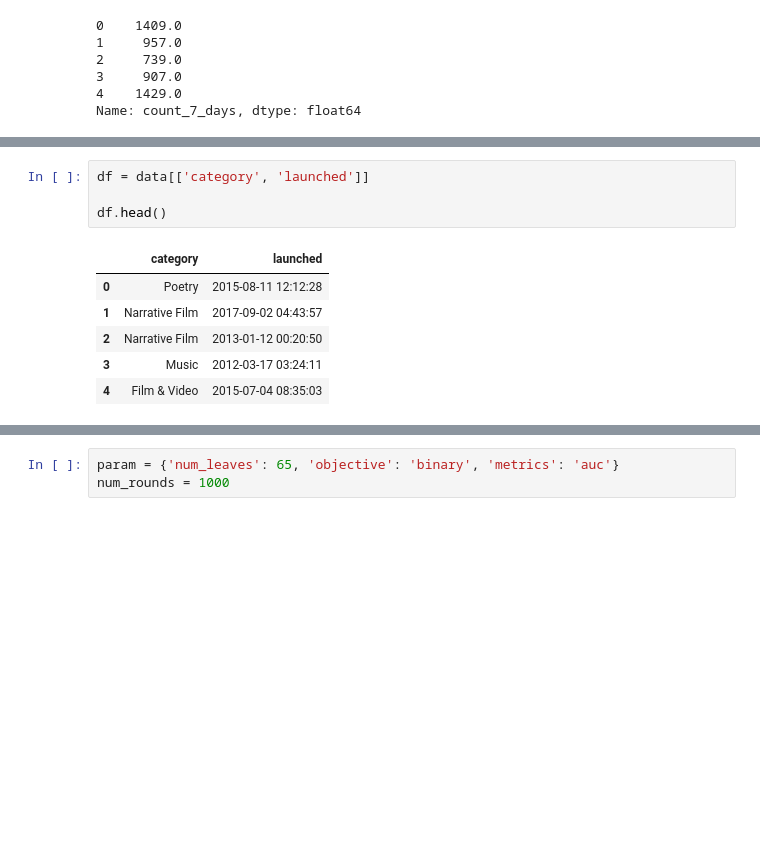
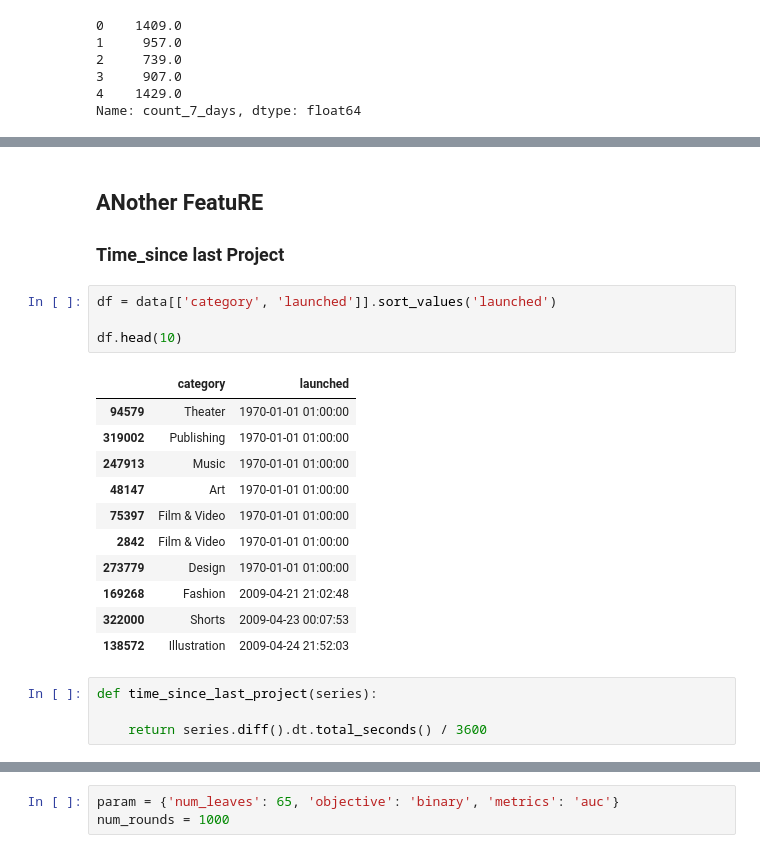
Before and after one commit to georgek2/Category_Encoders, a Jupyter notebook: Refined/count_the_one.ipynb, the cells around one changed output, grey strips where cells are left out. Cells and saved outputs as stored; diff of their text form; blank space fills up the shorter version.

```diff
--- a/Refined/count_the_one.ipynb
+++ b/Refined/count_the_one.ipynb
@@ -278,11 +296,23 @@ print(count_7_days.std())
+# %% [markdown]
+## ANother FeatuRE
+### Time_since last Project
 # %%
-df = data[['category', 'launched']]
+df = data[['category', 'launched']].sort_values('launched')
 
-df.head()
+df.head(10)
 # %% [output]
 |  | category | launched |
-| 0 | Poetry | 2015-08-11 12:12:28 |
-| 1 | Narrative Film | 2017-09-02 04:43:57 |
-| 2 | Narrative Film | 2013-01-12 00:20:50 |
-| 3 | Music | 2012-03-17 03:24:11 |
-| 4 | Film & Video | 2015-07-04 08:35:03 |
+| 94579 | Theater | 1970-01-01 01:00:00 |
+| 319002 | Publishing | 1970-01-01 01:00:00 |
+| 247913 | Music | 1970-01-01 01:00:00 |
+| 48147 | Art | 1970-01-01 01:00:00 |
+| 75397 | Film & Video | 1970-01-01 01:00:00 |
+| 2842 | Film & Video | 1970-01-01 01:00:00 |
+| 273779 | Design | 1970-01-01 01:00:00 |
+| 169268 | Fashion | 2009-04-21 21:02:48 |
+| 322000 | Shorts | 2009-04-23 00:07:53 |
+| 138572 | Illustration | 2009-04-24 21:52:03 |
+# %%
+def time_since_last_project(series):
+
+    return series.diff().dt.total_seconds() / 3600
```
Also changed, not shown: parts of 25 cells of this notebook.
